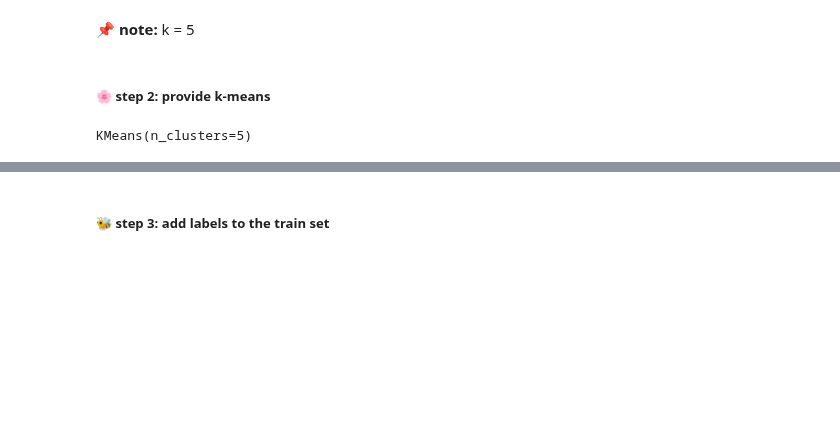
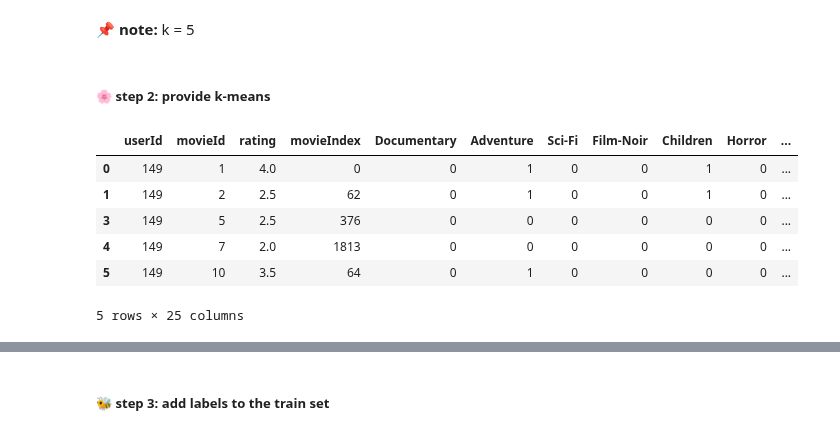
Before and after one commit to Wikusia-s/DM-recomendation-system, a Jupyter notebook: main.ipynb, the cells around one changed output, grey strips where cells are left out. Cells and saved outputs as stored; diff of their text form; code cells hidden in the pictures; blank space fills up the shorter version.

```diff
--- a/main.ipynb
+++ b/main.ipynb
@@ -488,8 +488,3 @@ plt.show()
 n_clusters=5
 # %% [markdown]
 ##### 🌸 **step 2: provide k-means**
-# %%
-model = KMeans(n_clusters)
-model.fit(train_df)
-# %% [output]
-KMeans(n_clusters=5)
@@ -495,0 +516,11 @@ KMeans(n_clusters=5)
+# %%
+combined_train_data, combined_test_data=provide_k_means(movie_data_elbow, n_clusters, kf)
+combined_train_data.head()
+# %% [output]
+|  | userId | movieId | rating | movieIndex | Documentary | Adventure | Sci-Fi | Film-Noir | Children | Horror | ... |
+| 0 | 149 | 1 | 4.0 | 0 | 0 | 1 | 0 | 0 | 1 | 0 | ... |
+| 1 | 149 | 2 | 2.5 | 62 | 0 | 1 | 0 | 0 | 1 | 0 | ... |
+| 3 | 149 | 5 | 2.5 | 376 | 0 | 0 | 0 | 0 | 0 | 0 | ... |
+| 4 | 149 | 7 | 2.0 | 1813 | 0 | 0 | 0 | 0 | 0 | 0 | ... |
+| 5 | 149 | 10 | 3.5 | 64 | 0 | 1 | 0 | 0 | 0 | 0 | ... |
+5 rows × 25 columns
```
Also changed, not shown: parts of 9 cells of this notebook.
